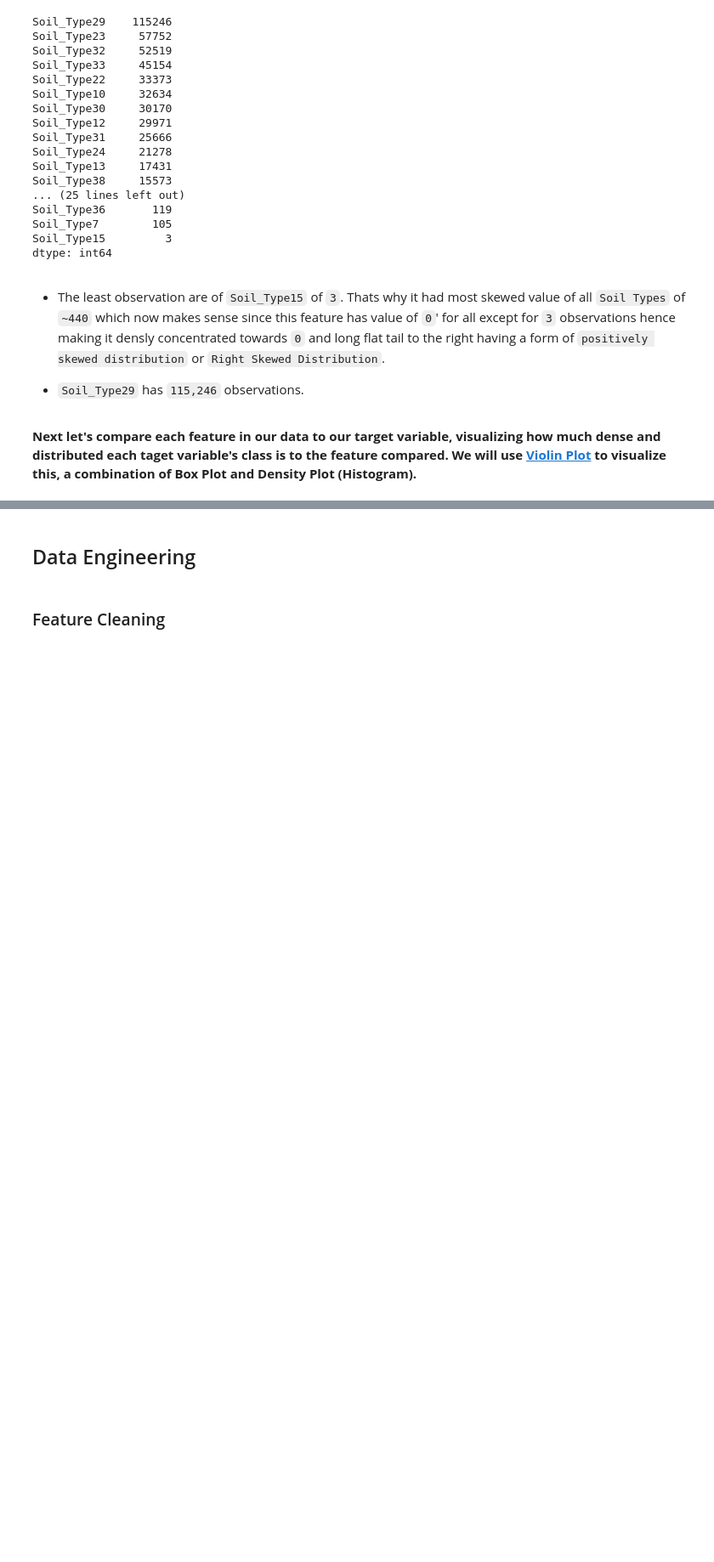
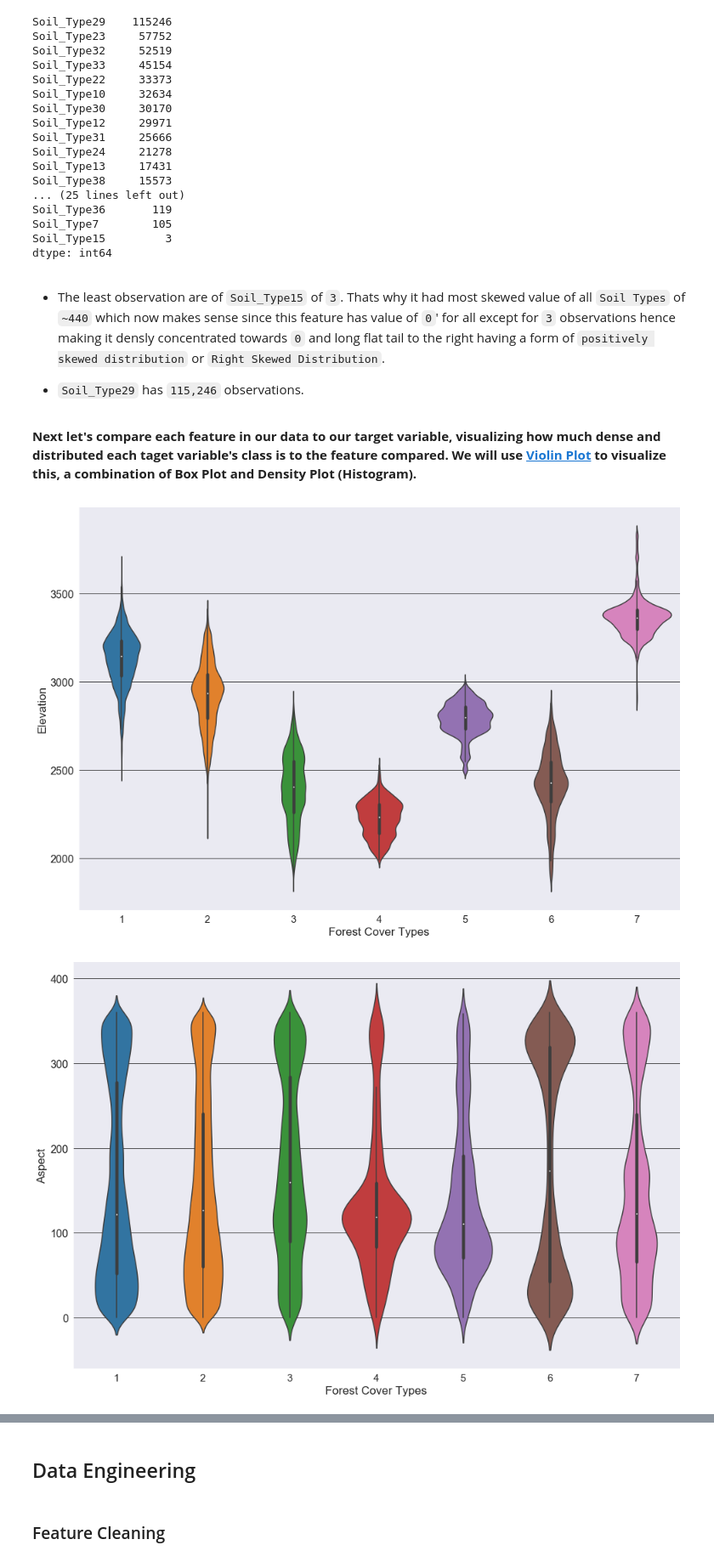
Before and after one commit to JuzerShakir/Forest_Cover-Type, a Jupyter notebook: result.ipynb, the cells around one changed output, grey strips where cells are left out. Shown at 85% size. Drawn from its saved outputs; the diff is of its cells as text; code cells hidden in the pictures; blank space fills up the shorter version.

Commit message:
Violin plot for numerical features

```diff
--- a/result.ipynb
+++ b/result.ipynb
@@ -597,3 +597,45 @@ dtype: int64
 - `Soil_Type29` has `115,246` observations.
 # %% [markdown]
 **Next let's compare each feature in our data to our target variable, visualizing how much dense and distributed each taget variable's class is to the feature compared. We will use [Violin Plot](https://datavizcatalogue.com/methods/violin_plot.html) to visualize this, a combination of Box Plot and Density Plot (Histogram).**
+# %%
+#######    4    ########
+# Violin Plot (Box + Density)
+# Comparing each feature with target variable
+
+
+# plot bg
+sns.set_style("darkgrid", {'grid.color': '.1'})
+
+
+x = data['Cover_Type']
+
+y = num_fea.columns
+
+
+# Violin Plot
+for i in range(0, len(y)):
+
+    #figure size
+    plt.subplots(figsize=(16, 11))
+
+
+    sns.violinplot(data=num_fea, x=x, y = y[i])
+
+    # x-axis label size, setting label rotations
+    plt.xticks(size = 15)
+    # y-axis label size
+    plt.yticks(size = 16)
+
+    # Horizontal axis Label
+    plt.xlabel('Forest Cover Types', size = 17)
+    # Vertical axis Label
+    plt.ylabel(y[i], size = 17)
+
+    # removing the top and right axes spines, which are not needed
+    sns.despine()
+
+    # display plot
+    plt.show()
+# %% [output]
+[figure, added]
+[figure, added]
```
Also changed, not shown: parts of 2 cells of this notebook.
